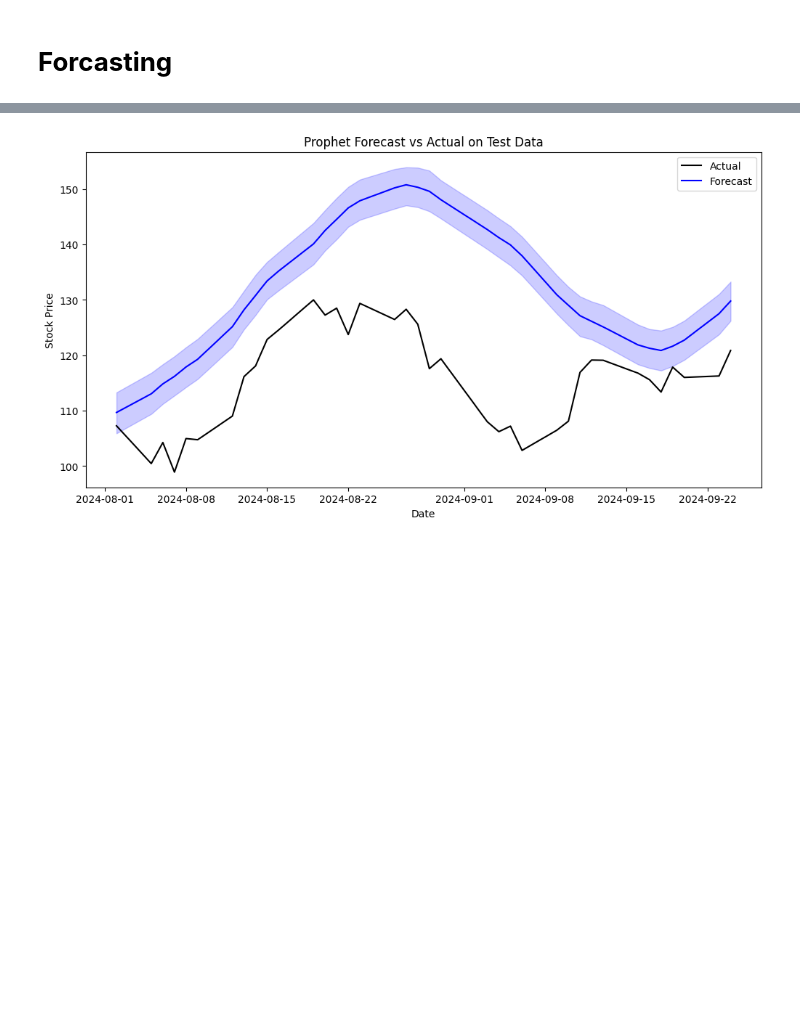
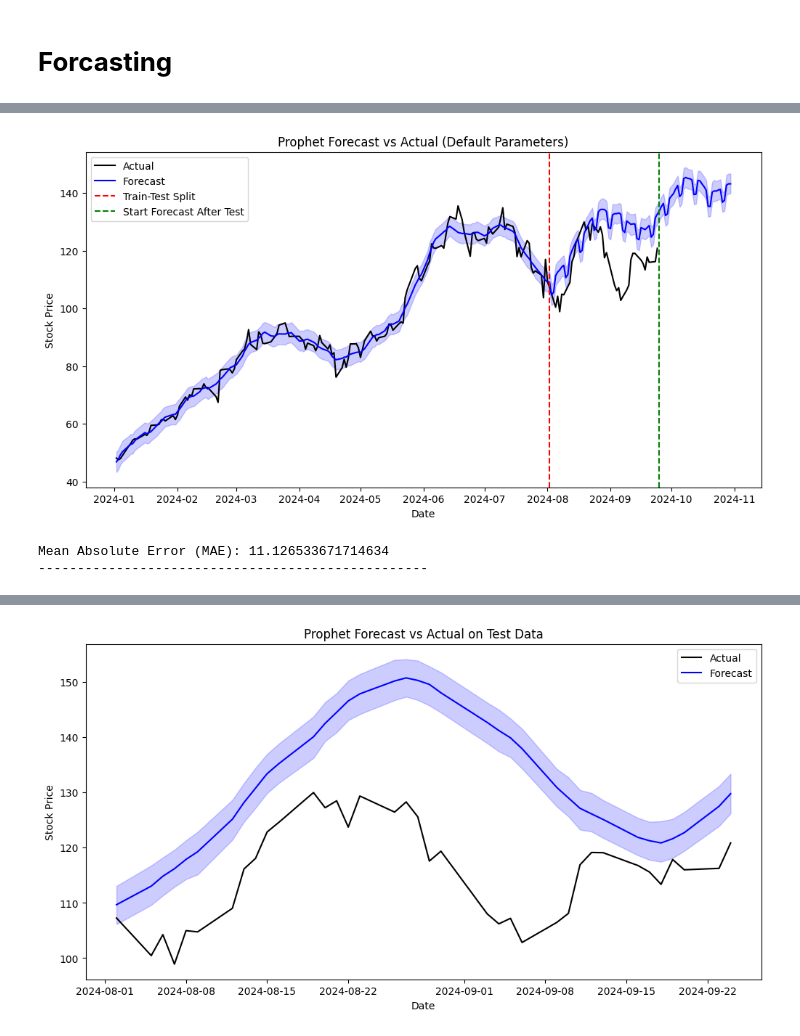
Before and after one commit to ABCDullahh/NVDA-Forecast-2024, a Jupyter notebook: NVDA Forcasting Final.ipynb, the cells around one changed output, grey strips where cells are left out. Cells and saved outputs as stored; diff of their text form; code cells hidden in the pictures; blank space fills up the shorter version.

```diff
--- a/NVDA Forcasting Final.ipynb
+++ b/NVDA Forcasting Final.ipynb
@@ -538,0 +689,54 @@ samp {
+# %%
+from prophet import Prophet
+from sklearn.metrics import mean_squared_error, mean_absolute_error
+
+df2 = pd.read_csv('NVDA_2024.csv')
+df2['Date'] = pd.to_datetime(df2['Date'])
+df2 = df2.rename(columns={'Date': 'ds', 'Close': 'y'})
+
+train_size = int(0.8 * len(df2))
+train_df2 = df2[:train_size]
+test_df2 = df2[train_size:]
+
+
+model = Prophet(
+
+    yearly_seasonality=True,
+    weekly_seasonality=True,
+    daily_seasonality=False,
+)
+
+model.add_seasonality(name='monthly', period=30.5, fourier_order=5)
+
+model.fit(train_df2)
+
+future = model.make_future_dataframe(periods=3 * 30, freq='D')
+forecast = model.predict(future)
+
+test_forecast = forecast[forecast['ds'].isin(test_df2['ds'])]
+
+test_merged = test_df2.merge(test_forecast[['ds', 'yhat']], on='ds', how='left')
+
+residuals = test_merged['y'] - test_merged['yhat']
+
+mae = mean_absolute_error(test_merged['y'], test_merged['yhat'])
+
+start_forecast_after_test = test_df2['ds'].max() + pd.Timedelta(days=1)
+
+
+plt.figure(figsize=(12, 6))
+plt.plot(df2['ds'], df2['y'], label='Actual', color='black')
+plt.plot(forecast['ds'], forecast['yhat'], label='Forecast', color='blue')
+plt.fill_between(forecast['ds'], forecast['yhat_lower'], forecast['yhat_upper'], color='blue', alpha=0.2)
+plt.axvline(x=df2.iloc[train_size]['ds'], color='r', linestyle='--', label='Train-Test Split')
+plt.axvline(x=start_forecast_after_test, color='green', linestyle='--', label='Start Forecast After Test')
+plt.title(f'Prophet Forecast vs Actual (Default Parameters)')
+plt.xlabel('Date')
+plt.ylabel('Stock Price')
+plt.legend()
+plt.show()
+
+
+print(f'Mean Absolute Error (MAE): {mae}')
+print('-' * 50)
+# %% [output]
@@ -538,0 +745,3 @@ samp {
+[figure, added]
+Mean Absolute Error (MAE): 11.126533671714634
+--------------------------------------------------
```
Also changed, not shown: parts of 20 cells of this notebook.
